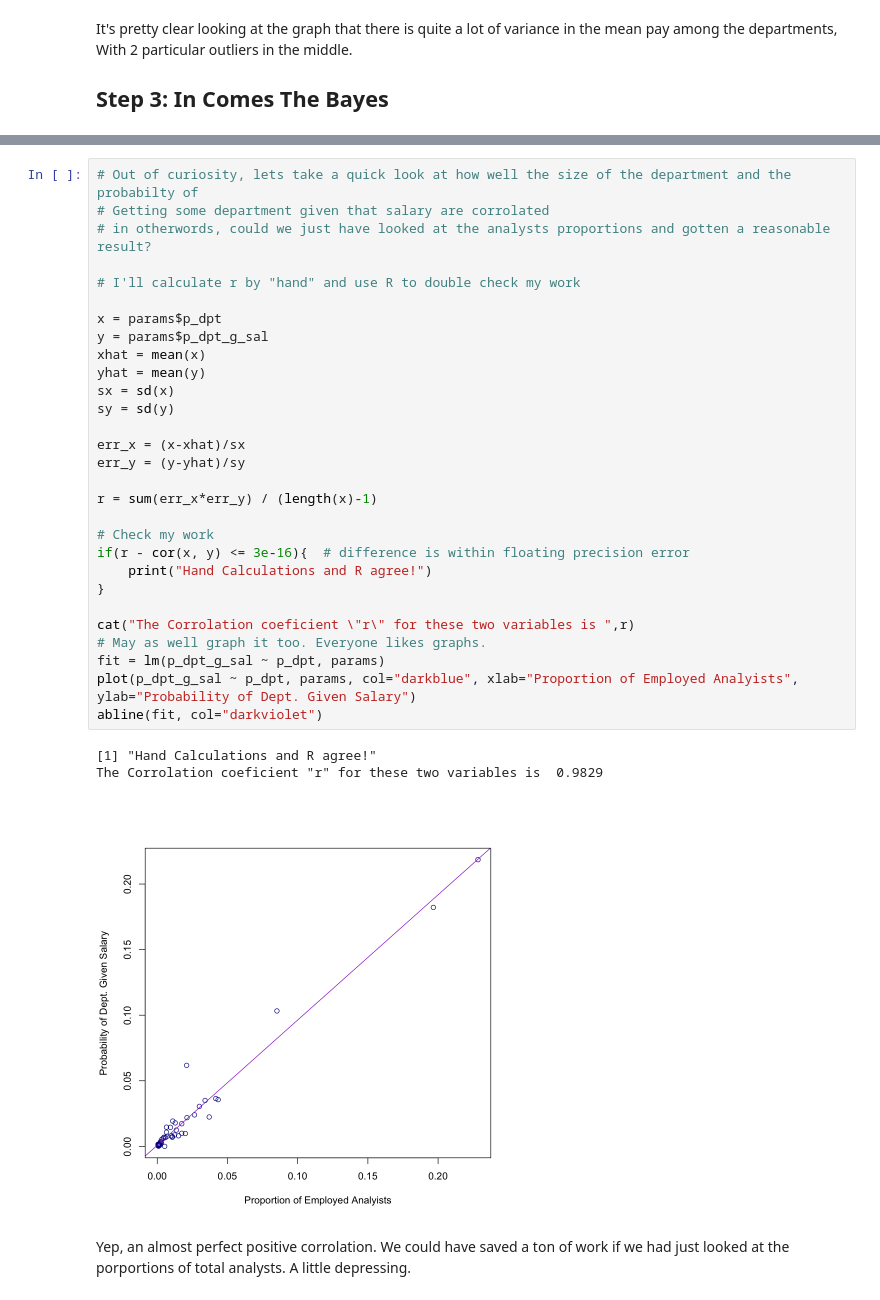
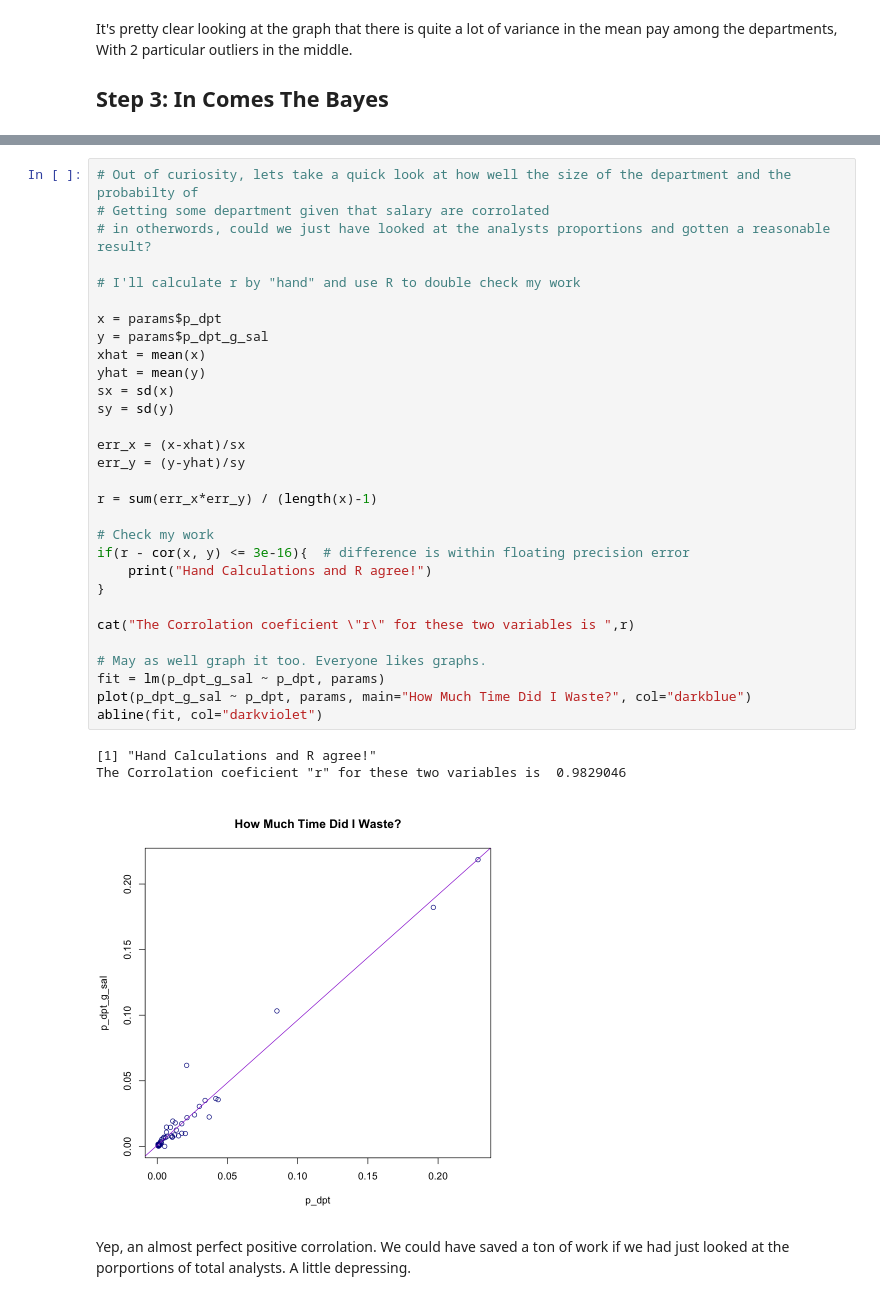
Before and after one commit to Laharah/ma255stats, a Jupyter notebook: Project.ipynb, the cells around one changed output, grey strips where cells are left out. Cells and saved outputs as stored; diff of their text form.

```diff
--- a/Project.ipynb
+++ b/Project.ipynb
@@ -225,36 +220,37 @@ A data.frame: 6 × 2
 # %%
 # Out of curiosity, lets take a quick look at how well the size of the department and the probabilty of
 # Getting some department given that salary are corrolated
 # in otherwords, could we just have looked at the analysts proportions and gotten a reasonable result?
 
 # I'll calculate r by "hand" and use R to double check my work
 
 x = params$p_dpt
 y = params$p_dpt_g_sal
 xhat = mean(x)
 yhat = mean(y)
 sx = sd(x)
 sy = sd(y)
 
 err_x = (x-xhat)/sx
 err_y = (y-yhat)/sy
 
 r = sum(err_x*err_y) / (length(x)-1)
 
 # Check my work
 if(r - cor(x, y) <= 3e-16){  # difference is within floating precision error
     print("Hand Calculations and R agree!")
 }
 
 cat("The Corrolation coeficient \"r\" for these two variables is ",r)
+
 # May as well graph it too. Everyone likes graphs.
 fit = lm(p_dpt_g_sal ~ p_dpt, params)
-plot(p_dpt_g_sal ~ p_dpt, params, col="darkblue", xlab="Proportion of Employed Analyists", ylab="Probability of Dept. Given Salary")
+plot(p_dpt_g_sal ~ p_dpt, params, main="How Much Time Did I Waste?", col="darkblue")
 abline(fit, col="darkviolet")
 # %% [output]
 [1] "Hand Calculations and R agree!"
-The Corrolation coeficient "r" for these two variables is  0.9829
+The Corrolation coeficient "r" for these two variables is  0.9829046
-[figure, old version]
+[figure, new version]
 # %% [markdown]
 Yep, an almost perfect positive corrolation. We could have saved a ton of work if we had just looked at the porportions of total analysts. A little depressing.
 # %% [markdown]
```
Also changed, not shown: parts of 14 cells of this notebook, 4 other files.
